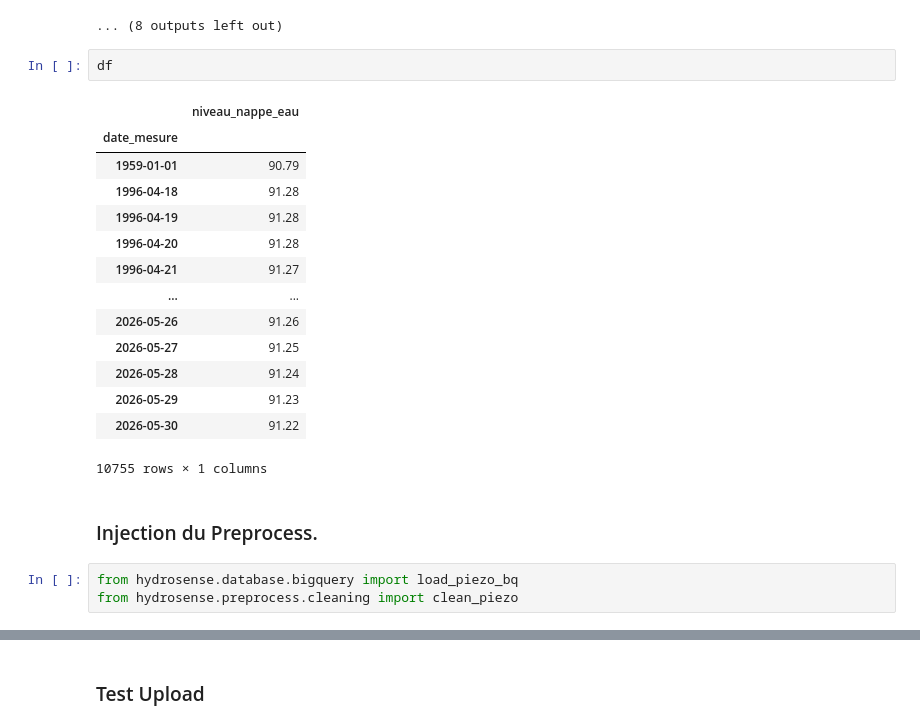
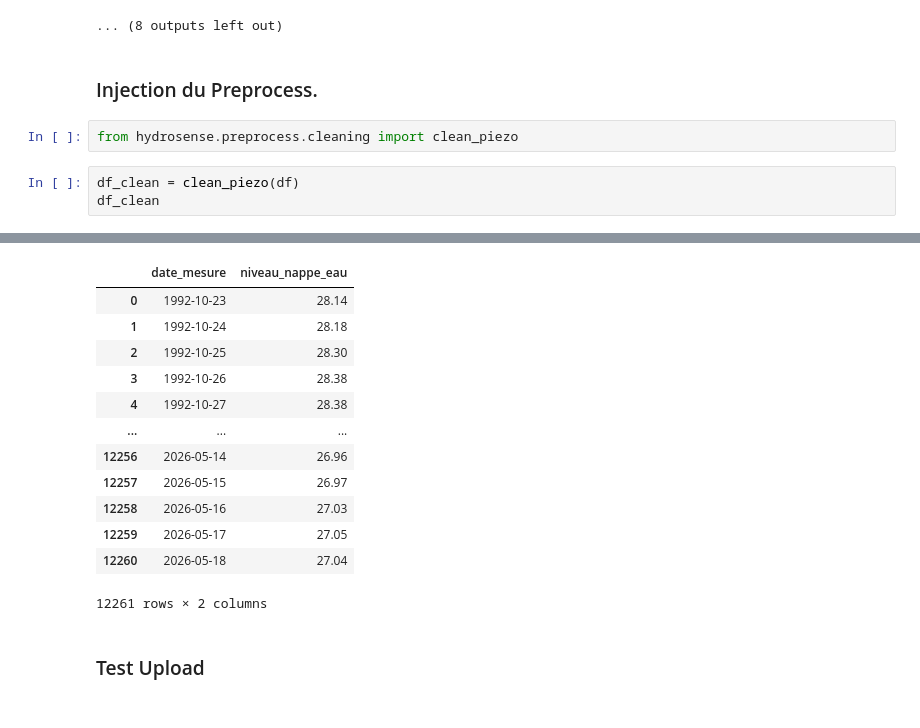
Before and after one commit to charourou/Projet_Hydrosense, a Jupyter notebook: notebooks/bigquery_MRI.ipynb, the cells around one changed output, grey strips where cells are left out. Saved outputs shown, nothing was run; the diff lists cells and outputs as text.

Commit message:
Finish with cleaning and uploading data bquery

```diff
--- a/notebooks/bigquery_MRI.ipynb
+++ b/notebooks/bigquery_MRI.ipynb
@@ -171,25 +171,11 @@ BSS001VAJT 1991-12-30 00:00:00 2026-05-30 00:00:00 29.34
 BSS001UCZQ : 11647 lignes chargées
 BSS001UCZQ 1993-04-09 00:00:00 2026-05-30 00:00:00 143.39
 ... (8 outputs left out)
-# %%
-df
-# %% [output]
-|  | niveau_nappe_eau |
-| date_mesure |  |
-| 1959-01-01 | 90.79 |
-| 1996-04-18 | 91.28 |
-| 1996-04-19 | 91.28 |
-| 1996-04-20 | 91.28 |
-| 1996-04-21 | 91.27 |
-| ... | ... |
-| 2026-05-26 | 91.26 |
-| 2026-05-27 | 91.25 |
-| 2026-05-28 | 91.24 |
-| 2026-05-29 | 91.23 |
-| 2026-05-30 | 91.22 |
-10755 rows × 1 columns
 # %% [markdown]
 ### Injection du Preprocess.
 # %%
-from hydrosense.database.bigquery import load_piezo_bq
 from hydrosense.preprocess.cleaning import clean_piezo
+# %%
+df_clean = clean_piezo(df)
+df_clean
+# %% [output]
@@ -196,3 +183,16 @@ from hydrosense.preprocess.cleaning import clean_piezo
+|  | date_mesure | niveau_nappe_eau |
+| 0 | 1992-10-23 | 28.14 |
+| 1 | 1992-10-24 | 28.18 |
+| 2 | 1992-10-25 | 28.30 |
+| 3 | 1992-10-26 | 28.38 |
+| 4 | 1992-10-27 | 28.38 |
+| ... | ... | ... |
+| 12256 | 2026-05-14 | 26.96 |
+| 12257 | 2026-05-15 | 26.97 |
+| 12258 | 2026-05-16 | 27.03 |
+| 12259 | 2026-05-17 | 27.05 |
+| 12260 | 2026-05-18 | 27.04 |
+12261 rows × 2 columns
 # %% [markdown]
 ### Test Upload
 # %%
```
Also changed, not shown: parts of 1 cell of this notebook, 1 other file.
